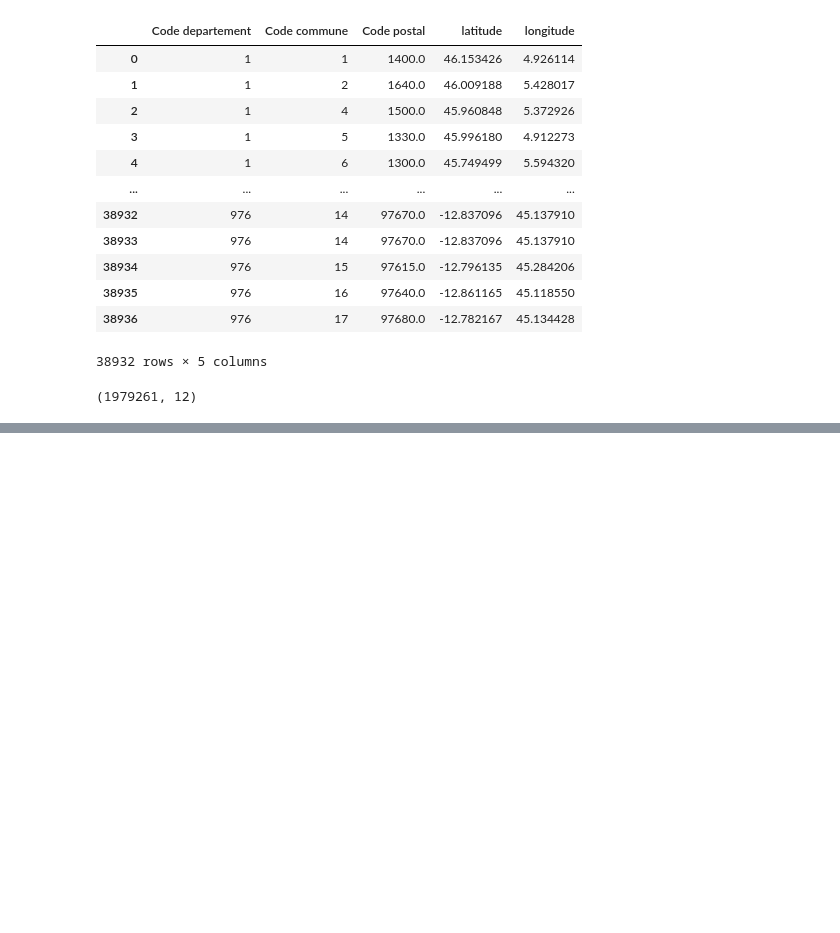
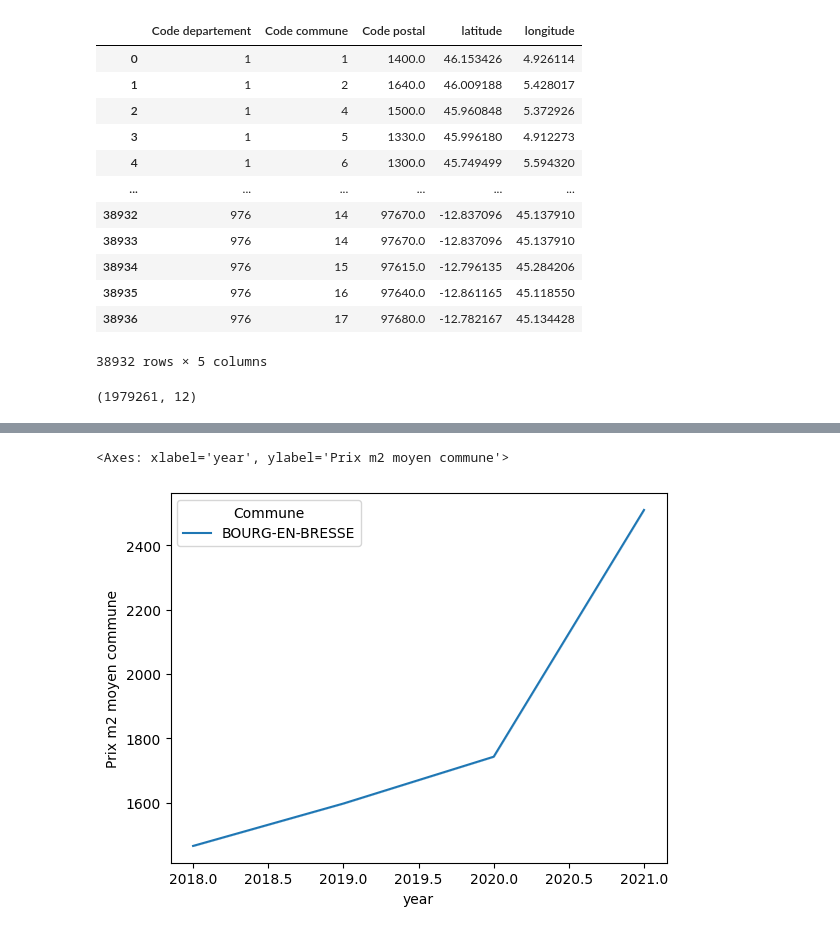
Before and after one commit to Ndeyefatou8/Machine_Learning, a Jupyter notebook: df_for_dataviz.ipynb, the cells around one changed output, grey strips where cells are left out. Cells and saved outputs as stored; diff of their text form; code cells hidden in the pictures; blank space fills up the shorter version.

```diff
--- a/df_for_dataviz.ipynb
+++ b/df_for_dataviz.ipynb
@@ -153,0 +163,2 @@ result[result['latitude'].isna()]
+# %%
+df_m2 = df_m2[df_m2['Surface reelle bati']!=0]
@@ -153,0 +181,7 @@ result[result['latitude'].isna()]
+# %%
+
+
+df_m2['prix_m2'] = df_m2['Valeur fonciere'] / df_m2['Surface reelle bati']
+
+# Création d'une nouvelle colonne 'moy_prix_m2'
+#dfc['moy_prix_m2'] = dfc.groupby(['Annee', 'Code departement'])['prix_m2'].transform('mean')
@@ -153,0 +281,4 @@ result[result['latitude'].isna()]
+# %%
+groupe = df_m2.groupby(['Code departement','Commune', 'year'], as_index=False)
+df_p_com = pd.DataFrame(groupe['prix_m2'].mean())
+df_p_com = df_p_com.rename(columns={'prix_m2': 'Prix m2 moyen commune'})
@@ -153,0 +301,4 @@ result[result['latitude'].isna()]
+# %%
+#Test de merge
+prixm2_c = pd.merge(left=df, right=df_p_com, on=['Code departement','year','Commune'], how='left')
+prixm2_c
@@ -153,0 +335,5 @@ result[result['latitude'].isna()]
+# %%
+sns.lineplot(data = prixm2_c.loc[prixm2_c['Commune'] == 'BOURG-EN-BRESSE'], x = 'year', y = 'Prix m2 moyen commune', hue='Commune')
+# %% [output]
+<Axes: xlabel='year', ylabel='Prix m2 moyen commune'>
+[figure, added]
```
Also changed, not shown: parts of 26 cells of this notebook.
